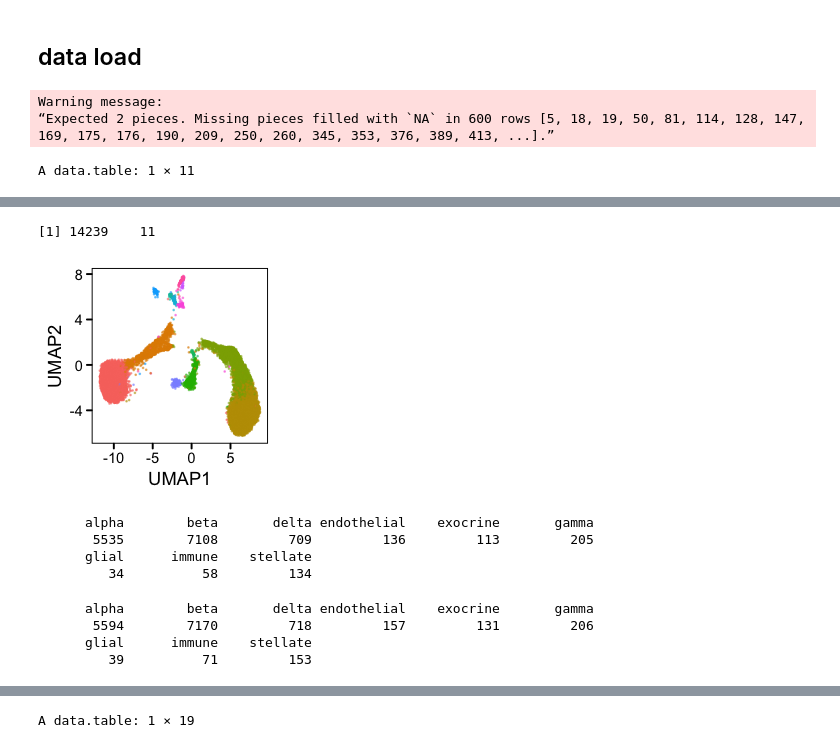
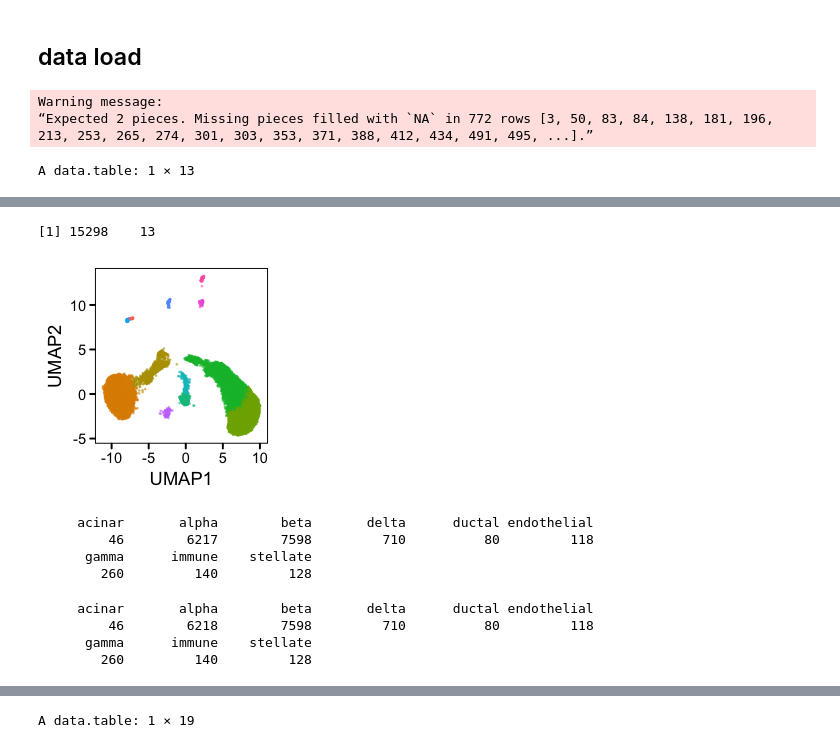
Before and after one commit to biomystery/islet_figs_motifs, a Jupyter notebook: chromVar/one_vs_other_plot.ipynb, the cells around one changed output, grey strips where cells are left out. Saved outputs shown, nothing was run; the diff lists cells and outputs as text; code cells hidden in the pictures.

Commit message:
ver2 after re-clustering

```diff
--- a/chromVar/one_vs_other_plot.ipynb
+++ b/chromVar/one_vs_other_plot.ipynb
@@ -7,20 +7,20 @@ source("./libs.R")
 ## inputs
 ##------------------------------------------------------------
 
-input.chromVar.res.list <- readRDS(file = "../dat/output.jaspar.dev.res.Rdata")
+input.chromVar.res.list <- readRDS(file = "../dat/1910_v2/output.jaspar.dev.res.Rdata")
 input.chromVar.jaspar.z <- assays(input.chromVar.res.list$dev)$z
-input.umap.res <- fread('../dat/1908/Islet_123.MNN_corrected.cluster_labels.filt.txt',header = T)
-input.chromVar.jaspar.var <- fread("../dat/1908/output.jaspar.var.res.abcd.csv")
+input.umap.res <- fread('../dat/1910_v2/islet.cluster_labels.filt.txt',header = T)
+#input.chromVar.jaspar.var <- fread("../dat/1908/output.jaspar.var.res.abcd.csv")
 # %%
 options(repr.plot.width = 2, repr.plot.height = 2)
 # filter unkonwn
-input.umap.res <- input.umap.res %>% separate(cluster, into = c("cell_type_overall",
+input.umap.res <- input.umap.res %>% separate(cluster_name, into = c("cell_type_overall",
     "subtype"), remove = F)
 head(input.umap.res, 1)
 dim(input.umap.res)
-ggplot(input.umap.res, aes(UMAP1, UMAP2)) + geom_point(aes(color = cluster), size = 0.1,
-    alpha = 0.5) + theme_pubr() + theme(legend.position = "none")
+ggplot(input.umap.res, aes(UMAP1, UMAP2)) + geom_point(aes(color = cluster_name),
+    size = 0.1, alpha = 0.5) + theme_pubr() + theme(legend.position = "none")
 # %% [output]
 Warning message:
-“Expected 2 pieces. Missing pieces filled with `NA` in 600 rows [5, 18, 19, 50, 81, 114, 128, 147, 169, 175, 176, 190, 209, 250, 260, 345, 353, 376, 389, 413, ...].”
+“Expected 2 pieces. Missing pieces filled with `NA` in 772 rows [3, 50, 83, 84, 138, 181, 196, 213, 253, 265, 274, 301, 303, 353, 371, 388, 412, 434, 491, 495, ...].”
-A data.table: 1 × 11
+A data.table: 1 × 13
@@ -30,20 +30,20 @@ A data.table: 1 × 11
-[1] 14239    11
+[1] 15298    13
-[figure, old version]
+[figure, new version]
 # %%
 input.chromVar.jaspar.z <- assays(input.chromVar.res.list$dev)$z
 
-table(input.umap.res %>% filter(barcodes %in% colnames(input.chromVar.jaspar.z)[-1]) %>%
+table(input.umap.res %>% filter(index %in% colnames(input.chromVar.jaspar.z)[-1]) %>%
     pull(cell_type_overall))
 table(input.umap.res %>% pull(cell_type_overall))
 # %% [output]
-      alpha        beta       delta endothelial    exocrine       gamma
-       5535        7108         709         136         113         205
-      glial      immune    stellate
-         34          58         134
+     acinar       alpha        beta       delta      ductal endothelial
+         46        6217        7598         710          80         118
+      gamma      immune    stellate
+        260         140         128
-      alpha        beta       delta endothelial    exocrine       gamma
-       5594        7170         718         157         131         206
-      glial      immune    stellate
-         39          71         153
+     acinar       alpha        beta       delta      ductal endothelial
+         46        6218        7598         710          80         118
+      gamma      immune    stellate
+        260         140         128
 # %%
 input.chromVar.jaspar.z.agg <- melt(data.table(assays(input.chromVar.res.list$dev)$z,
     keep.rownames = T), id = "rn", variable.name = "barcodes", value.name = "zval")
```
Also changed, not shown: parts of 7 cells of this notebook, 4 other files.
